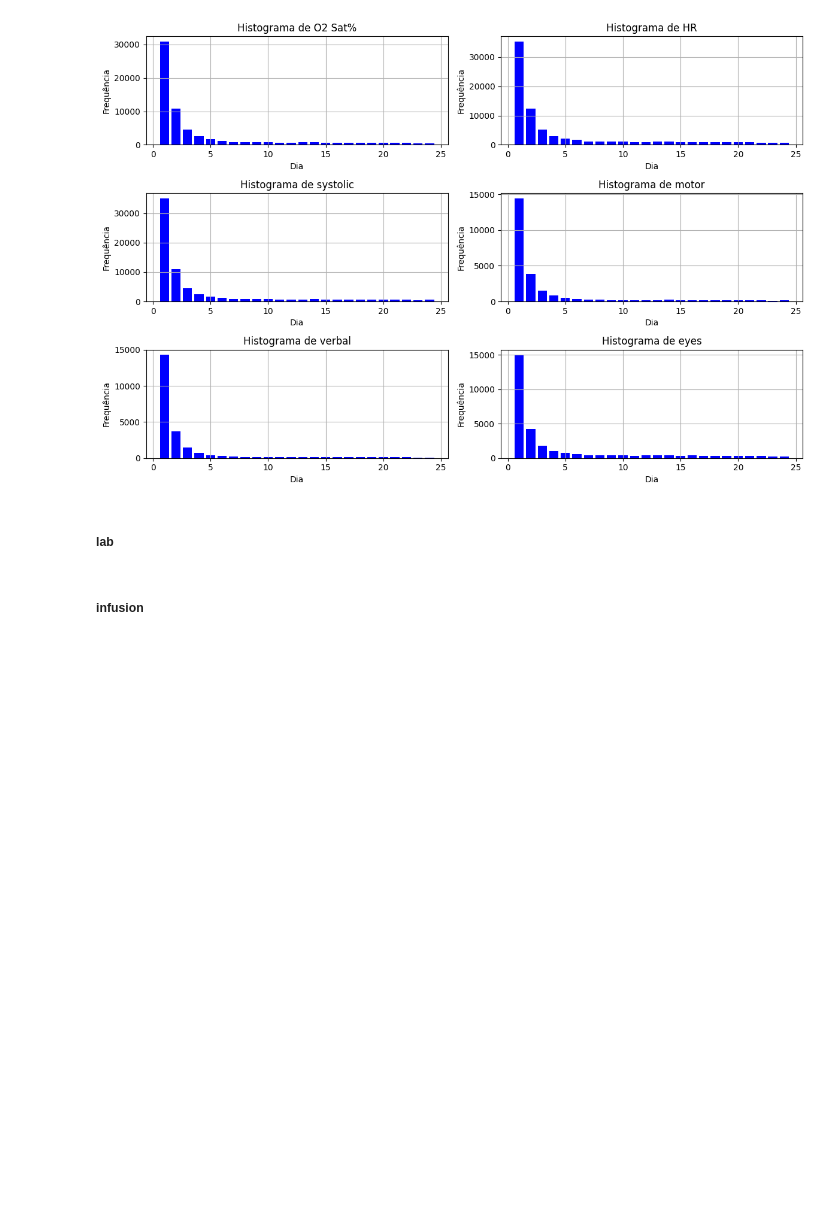
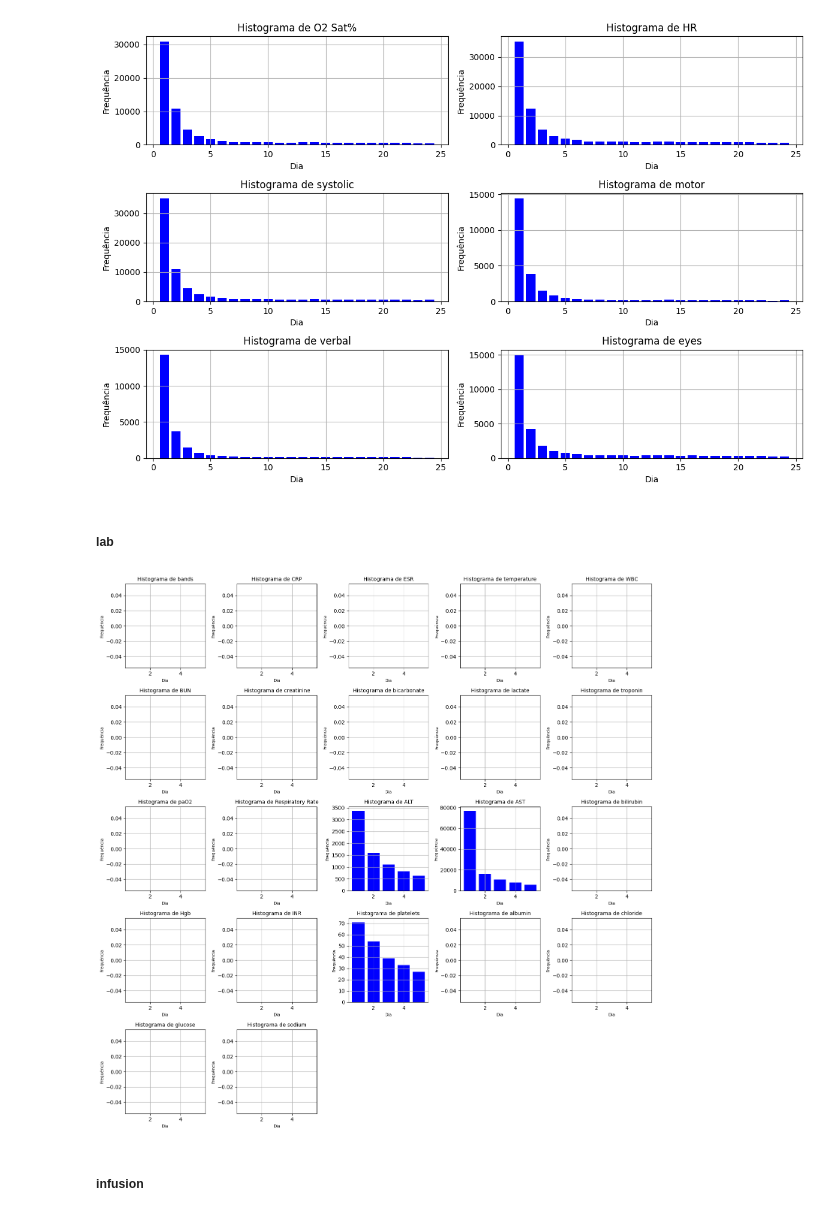
Before and after one commit to victoriafloresdev/sepsis-clustering, a Jupyter notebook: code/features3.ipynb, the cells around one changed output. Cells and saved outputs as stored; diff of their text form; code cells hidden in the pictures; blank space fills up the shorter version.

Commit message:
[CHG] histograma de lab em features3

```diff
--- a/code/features3.ipynb
+++ b/code/features3.ipynb
@@ -143,3 +97,32 @@ plt.show()  # Mostrando os gráficos
+# %%
+labs = ['bands', 'CRP', 'ESR', 'temperature', 'WBC',
+       'BUN', 'creatinine', 'bicarbonate', 'lactate', 'troponin', 'paO2', 'Respiratory Rate',
+       'ALT', 'AST', 'bilirubin', 'Hgb', 'INR', 'platelets',
+       'albumin', 'chloride', 'glucose', 'sodium']
+dados = []
+for lab in labs:
+    dados.append(histograma(60*24,5,lab))
+# %%
+plt.figure(figsize=(15, 15))
+
+num_labs = len(labs)
+rows = (num_labs + 4) // 5  # Calcula o número de linhas necessárias para uma grade 5x5
+
+for i, lab in enumerate(labs):
+    plt.subplot(5, 5, i + 1)  # Configurando o subplot na grade correta
+    plt.bar(range(1, len(dados[i]) + 1), dados[i], color='blue')  # Plotando o histograma
+    plt.title(f'Histograma de {lab}', fontsize=10)  # Adicionando o título
+    plt.xlabel('Dia', fontsize=8)  # Rótulo do eixo x
+    plt.ylabel('Frequência', fontsize=8)  # Rótulo do eixo y
+    plt.grid(True)  # Adicionando grades ao gráfico
+
+# Ajustando layout para evitar sobreposição
+plt.tight_layout()
+
+# Exibindo os gráficos
+plt.show()
+# %% [output]
+[figure, added]
 # %% [markdown]
 ##### infusion
 # %% [markdown]
```
Also changed, not shown: parts of 10 cells of this notebook.
